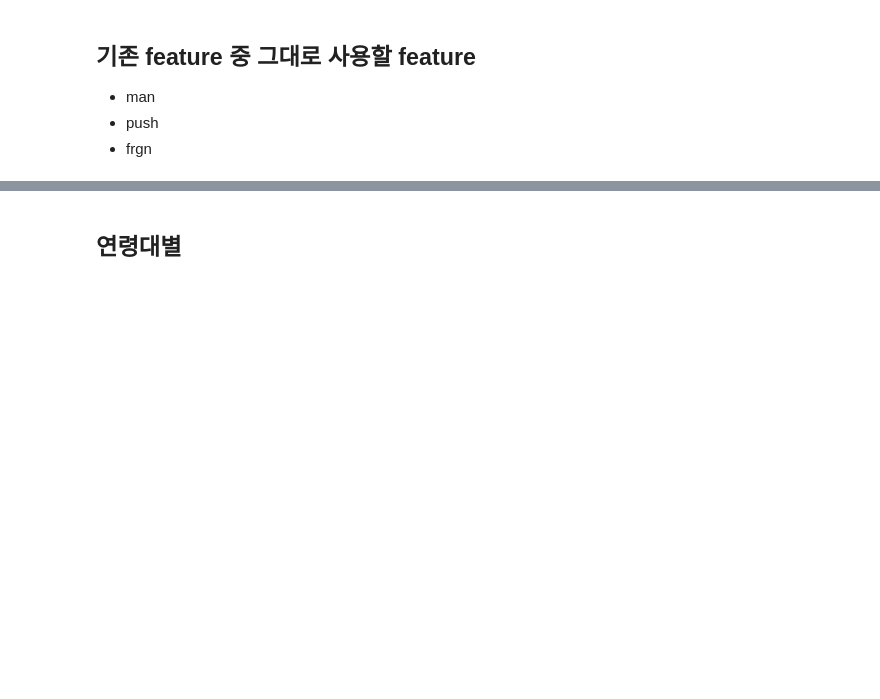
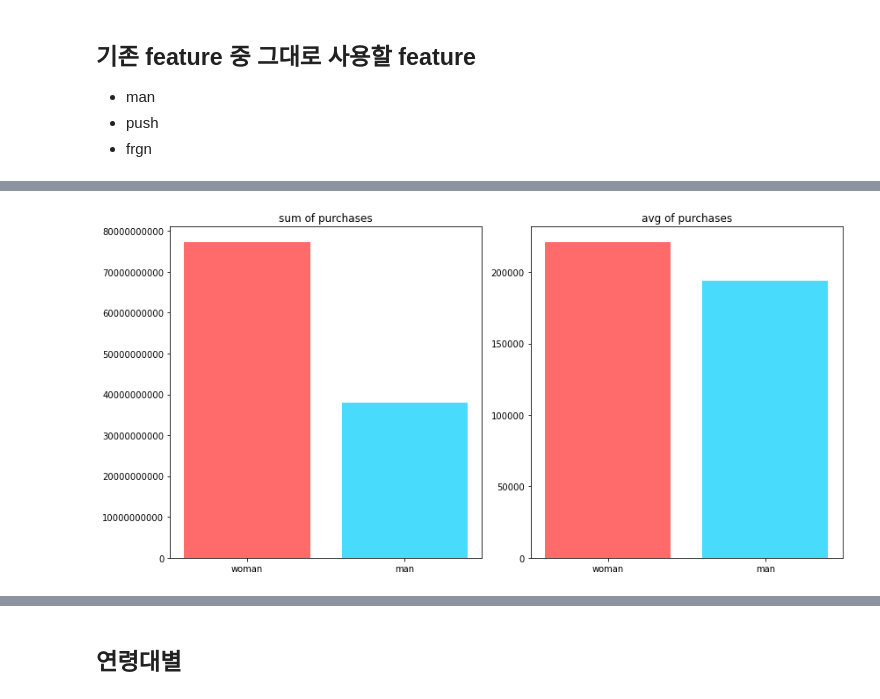
Before and after one commit to LUCI031/chai_analytics, a Jupyter notebook: jingyu/jingyu_EDA2.ipynb, the cells around one changed output, grey strips where cells are left out. Drawn from its saved outputs; the diff is of its cells as text; code cells hidden in the pictures; blank space fills up the shorter version.

```diff
--- a/jingyu/jingyu_EDA2.ipynb
+++ b/jingyu/jingyu_EDA2.ipynb
@@ -29,0 +45,24 @@ display(df0.head(2))
+# %%
+plt.figure(figsize=(12,6),facecolor="white")
+plt.subplot(1,2,1)
+a = df2.groupby('man').sum()['pre'].reset_index()
+a.iloc[0,0] = 'woman'
+a.iloc[1,0] = 'man'
+plt.title('sum of purchases')
+plt.bar(a['man'],a['pre'],color=['#ff6b6b','#48dbfb'])
+current_values = plt.gca().get_yticks()
+plt.gca().set_yticklabels(['{:.0f}'.format(x) for x in current_values])
+
+plt.subplot(1,2,2)
+b = df2.groupby('man').mean()['pre'].reset_index()
+b.iloc[0,0] = 'woman'
+b.iloc[1,0] = 'man'
+plt.title('avg of purchases')
+plt.bar(b['man'],b['pre'],color=['#ff6b6b','#48dbfb'])
+current_values = plt.gca().get_yticks()
+plt.gca().set_yticklabels(['{:.0f}'.format(x) for x in current_values])
+
+plt.tight_layout()
+plt.show()
+# %% [output]
+[figure, added]
```
Also changed, not shown: parts of 40 cells of this notebook, 2 other files.
